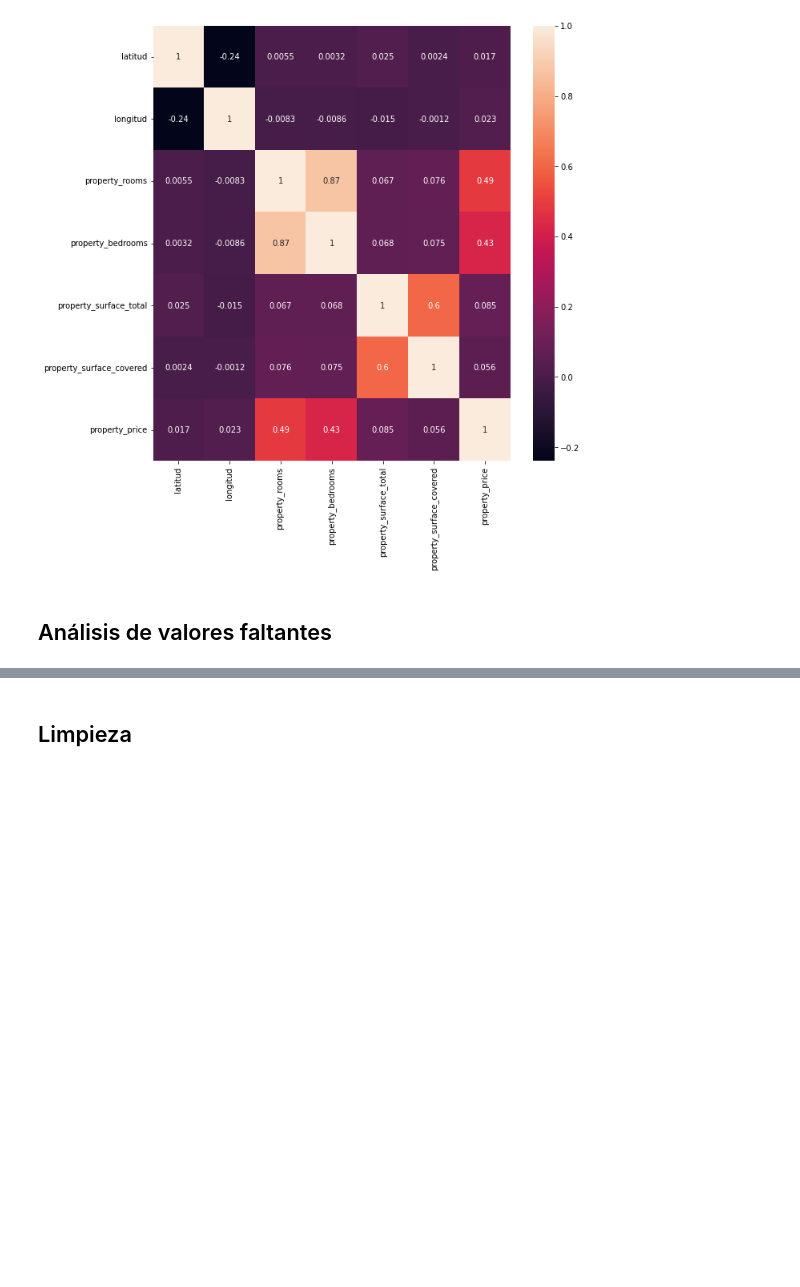
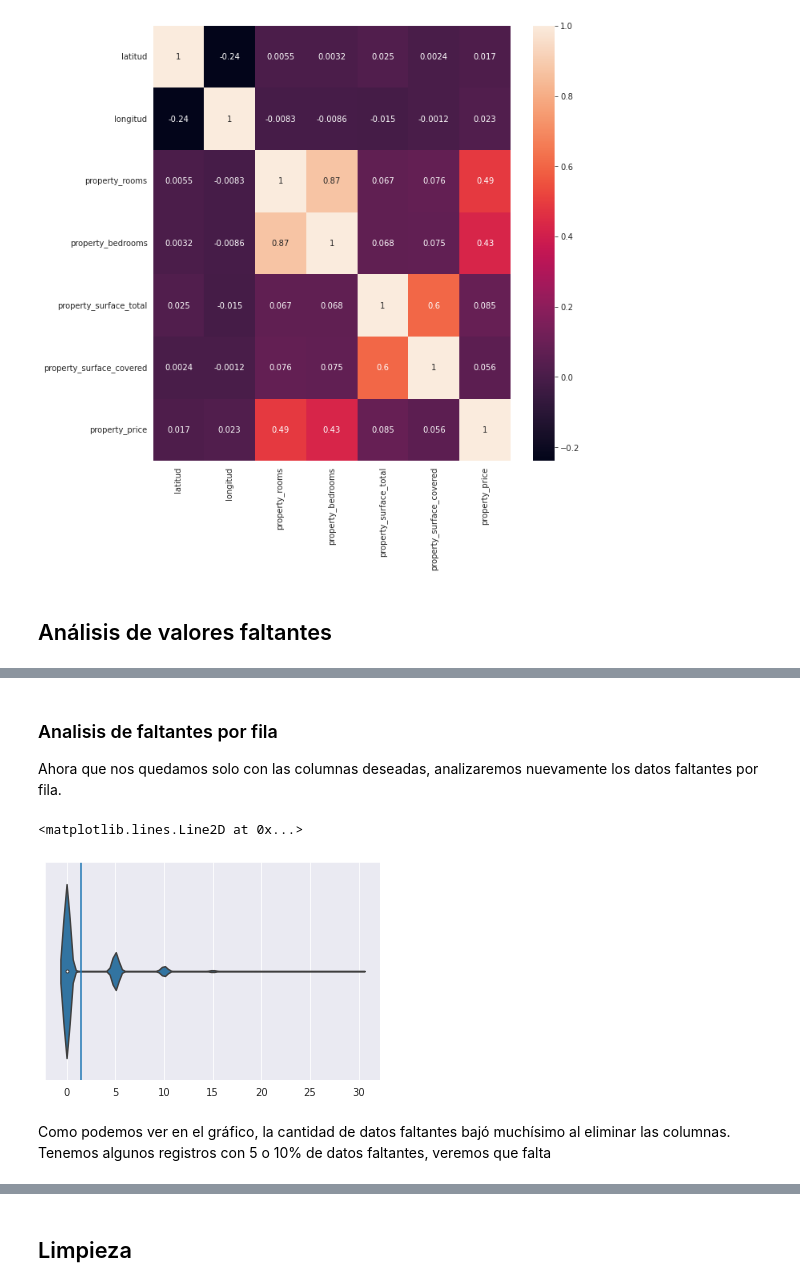
Before and after one commit to Naza26/7506R-2C2022-GRUPO01, a Jupyter notebook: 7506R_TP1_GRUPO1_ENTREGA.ipynb, the cells around one changed output, grey strips where cells are left out. Cells and saved outputs as stored; diff of their text form; code cells hidden in the pictures; blank space fills up the shorter version.

```diff
--- a/7506R_TP1_GRUPO1_ENTREGA.ipynb
+++ b/7506R_TP1_GRUPO1_ENTREGA.ipynb
@@ -342,0 +446,3 @@ properties_dataset.columns.tolist()
+# %%
+properties_dataset = ds_filtrado.drop(axis="columns", columns=["id", "place_l4", "place_l5", "place_l6"]).copy()
+properties_dataset.columns.tolist()
@@ -342,0 +466,15 @@ properties_dataset.columns.tolist()
+# %% [markdown]
+### Analisis de faltantes por fila
+
+Ahora que nos quedamos solo con las columnas deseadas, analizaremos nuevamente los datos faltantes por fila.
+# %%
+column_count = ds_filtrado.shape[1]
+ds_plot = properties_dataset.T.isna().sum() * 100 / column_count
+
+sns.violinplot(ds_plot)
+plt.axvline(ds_plot.mean())
+# %% [output]
+<matplotlib.lines.Line2D at 0x...>
+[figure, added]
+# %% [markdown]
+Como podemos ver en el gráfico, la cantidad de datos faltantes bajó muchísimo al eliminar las columnas. Tenemos algunos registros con 5 o 10% de datos faltantes, veremos que falta
```
Also changed, not shown: parts of 67 cells of this notebook.
